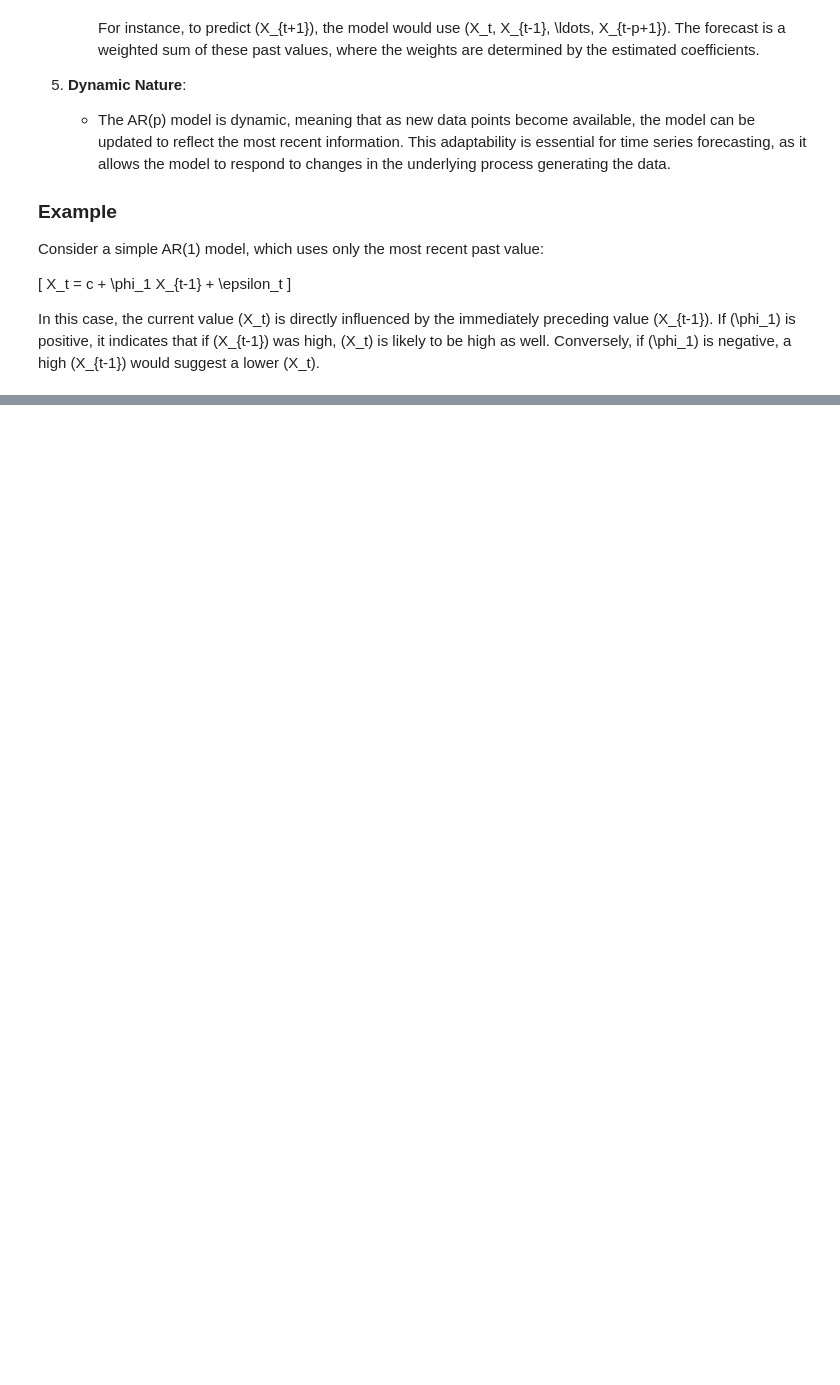
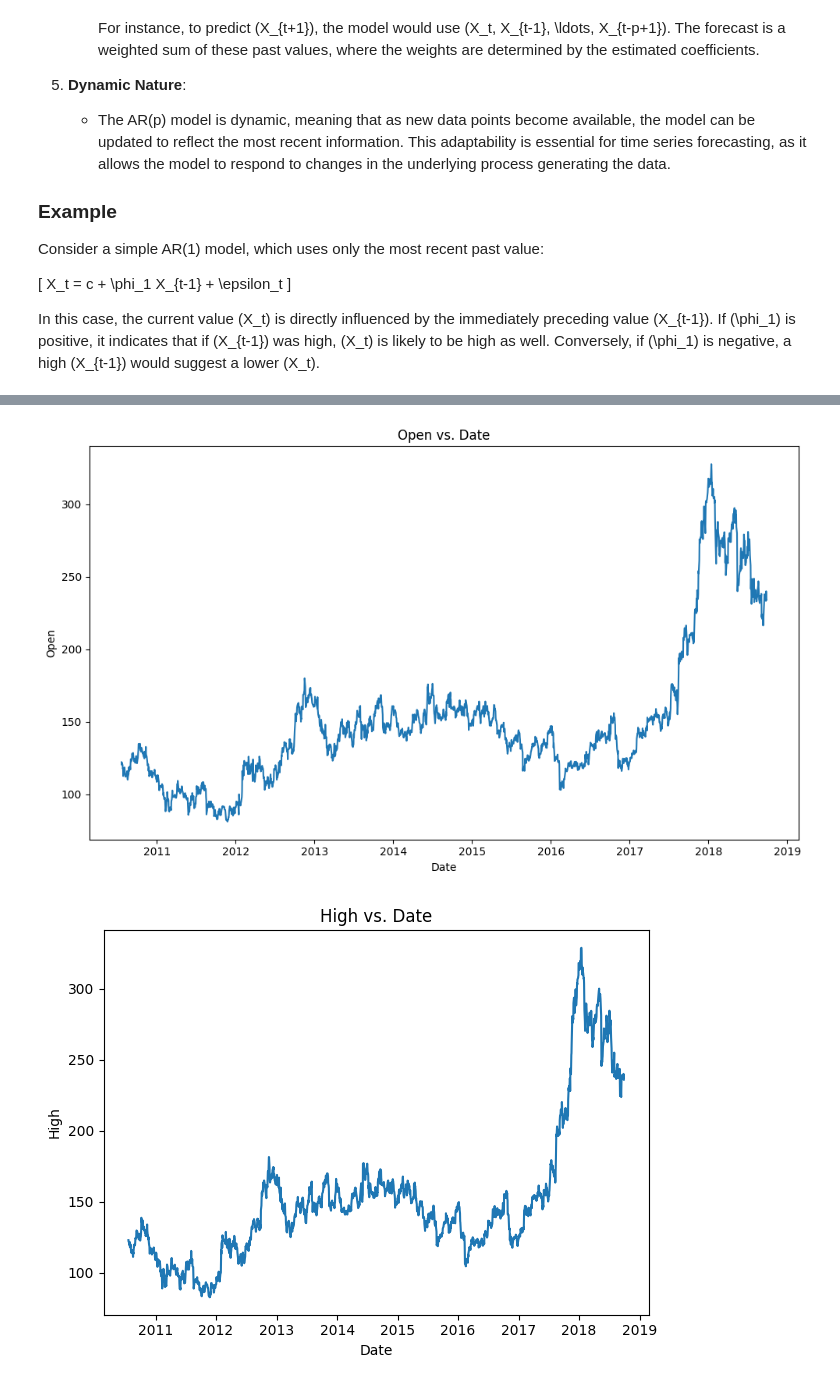
Before and after one commit to joyflorence/TIME-SERIES-AND-FORECASTING, a Jupyter notebook: practice/FORECASTING & STATISTICAL ANALYSIS/Statistical analysis.ipynb, the cells around one changed output, grey strips where cells are left out. Cells and saved outputs as stored; diff of their text form; code cells hidden in the pictures; blank space fills up the shorter version.

```diff
--- a/practice/FORECASTING & STATISTICAL ANALYSIS/Statistical analysis.ipynb
+++ b/practice/FORECASTING & STATISTICAL ANALYSIS/Statistical analysis.ipynb
@@ -158,0 +395,5 @@ In this case, the current value \(X_t\) is directly influenced by the immediatel
+# %%
+tata = pd.read_csv('NSE-TATAGLOBAL.csv')
+tata['Date'] = pd.to_datetime(tata['Date'])
+# tata.set_index('Date',inplace = True)
+tata.head()
@@ -158,0 +419,12 @@ In this case, the current value \(X_t\) is directly influenced by the immediatel
+# %%
+plt.figure(figsize=(10, 6))
+for column in tata.columns[1:]:
+    plt.plot(tata['Date'], tata[column])
+    plt.xlabel('Date')
+    plt.ylabel(column)
+    plt.title(f'{column} vs. Date')
+    plt.tight_layout()
+    plt.show()
+# %% [output]
+[figure, added]
+[figure, added]
```
Also changed, not shown: parts of 31 cells of this notebook, 6 other files.
